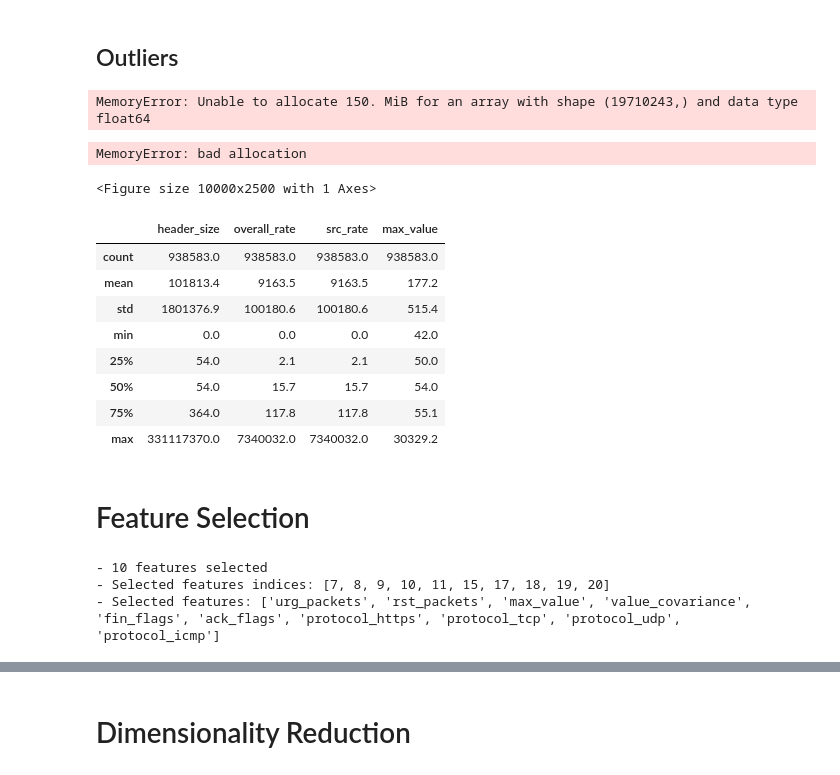
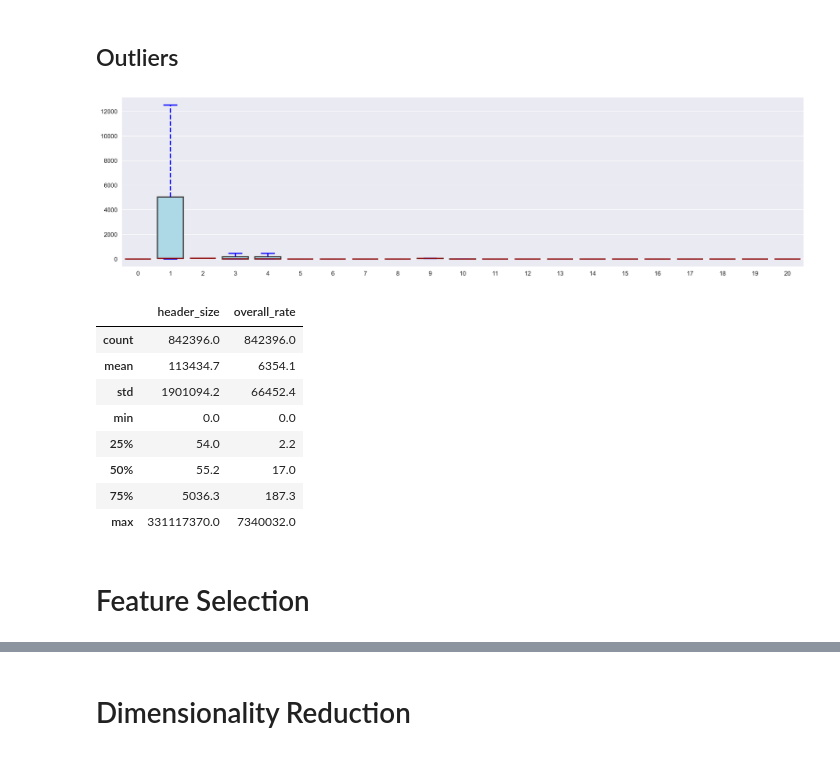
Before and after one commit to DEVOLOPER-1/Pred-Sus-Act, a Jupyter notebook: notebooks/Preprocessing.ipynb, the cells around one changed output, grey strips where cells are left out. Cells and saved outputs as stored; diff of their text form; code cells hidden in the pictures.

```diff
--- a/youssef_notebook.ipynb
+++ b/notebooks/Preprocessing.ipynb
@@ -23,8 +3,22 @@ Improve your data and profiling with ydata-sdk, featuring data quality scoring,
+# %%
+import pandas as pd
+import matplotlib.pyplot as plt
+from ydata_profiling import ProfileReport
+import seaborn as sns
+from openTSNE import TSNE
+import os
+from tqdm import tqdm
+import json
+import numpy as np
+from sklearn.metrics import f1_score, accuracy_score
+
+current_path = os.getcwd()
+data_path = os.path.join(current_path, "data", "original", "phase2")
 # %% [markdown]
 # Exploratory Data Analysis (EDA)
 # %%
-data_path = os.path.join(current_path, "data", "original", "phase2", "train.csv")
-df = pd.read_csv(data_path)
+df_path = os.path.join(data_path, "train.csv")
+df = pd.read_csv(df_path).drop_duplicates()
 df['label'] = df['label'].apply(str.lower)
 
 features = df.drop(['label'], axis=1)
@@ -154,37 +147,18 @@ sns.boxplot(
 
 plt.show()
 # %% [output]
-MemoryError: Unable to allocate 150. MiB for an array with shape (19710243,) and data type float64
-MemoryError: bad allocation
-<Figure size 10000x2500 with 1 Axes>
+[figure, added]
 # %%
-df[[col for i, col in enumerate(df.columns) if i in [1, 3, 4, 9]]].describe().round(1)
+df[[col for i, col in enumerate(df.columns) if i in [1, 3]]].describe().round(1)
 # %% [output]
-|  | header_size | overall_rate | src_rate | max_value |
-| count | 938583.0 | 938583.0 | 938583.0 | 938583.0 |
-| mean | 101813.4 | 9163.5 | 9163.5 | 177.2 |
-| std | 1801376.9 | 100180.6 | 100180.6 | 515.4 |
-| min | 0.0 | 0.0 | 0.0 | 42.0 |
-| 25% | 54.0 | 2.1 | 2.1 | 50.0 |
-| 50% | 54.0 | 15.7 | 15.7 | 54.0 |
-| 75% | 364.0 | 117.8 | 117.8 | 55.1 |
-| max | 331117370.0 | 7340032.0 | 7340032.0 | 30329.2 |
+|  | header_size | overall_rate |
+| count | 842396.0 | 842396.0 |
+| mean | 113434.7 | 6354.1 |
+| std | 1901094.2 | 66452.4 |
+| min | 0.0 | 0.0 |
+| 25% | 54.0 | 2.2 |
+| 50% | 55.2 | 17.0 |
+| 75% | 5036.3 | 187.3 |
+| max | 331117370.0 | 7340032.0 |
 # %% [markdown]
 # Feature Selection
-# %%
-from sklearn.feature_selection import f_classif , SelectKBest
-
-# feature selection
-selector = SelectKBest(score_func=f_classif, k=10)
-selector.fit(features, target)
-
-selected_indices = list(selector.get_support(indices=True))
-selected_features = list(df.columns[selected_indices])
-
-print(f"- {len(selected_indices)} features selected")
-print(f"- Selected features indices: {selected_indices}")
-print(f"- Selected features: {selected_features}")
-# %% [output]
-- 10 features selected
-- Selected features indices: [7, 8, 9, 10, 11, 15, 17, 18, 19, 20]
-- Selected features: ['urg_packets', 'rst_packets', 'max_value', 'value_covariance', 'fin_flags', 'ack_flags', 'protocol_https', 'protocol_tcp', 'protocol_udp', 'protocol_icmp']
```
Also changed, not shown: parts of 29 cells of this notebook, 1 other file.
